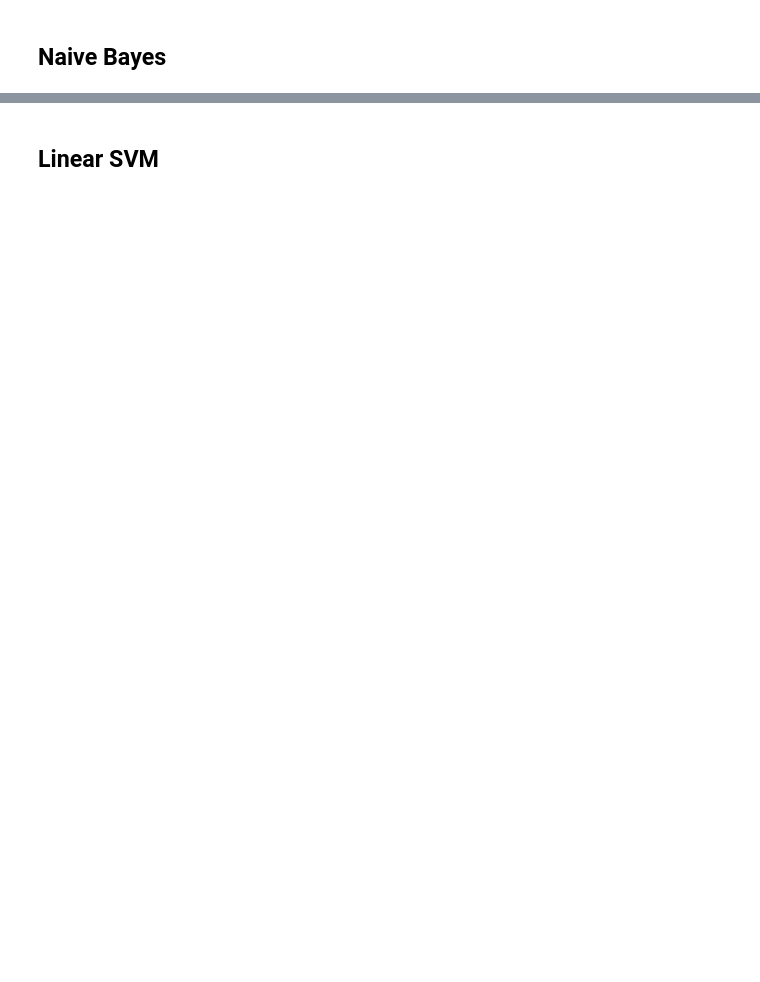
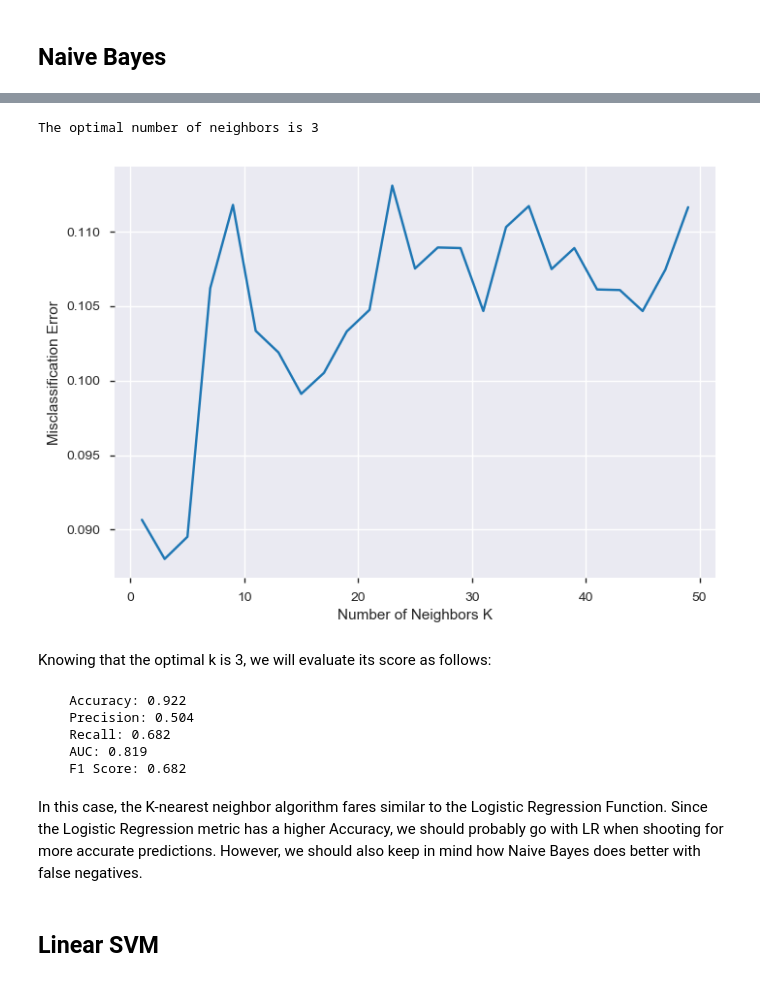
Before and after one commit to ix-ds-lisbon-s1-2019/week-2-project-jaloo555, a Jupyter notebook: Malicious and Benign Websites.ipynb, the cells around one changed output, grey strips where cells are left out. Cells and saved outputs as stored; diff of their text form; code cells hidden in the pictures; blank space fills up the shorter version.

```diff
--- a/Malicious and Benign Websites.ipynb
+++ b/Malicious and Benign Websites.ipynb
@@ -445,0 +515,4 @@ This model with the mean score of 91.6% across all metrics seems to fare pretty
+# %%
+from sklearn.naive_bayes import GaussianNB
+nb = GaussianNB()
+nb.fit(X_train, y_train)
@@ -446,3 +540,52 @@ This model with the mean score of 91.6% across all metrics seems to fare pretty
+# %%
+from sklearn.neighbors import KNeighborsClassifier
+
+# creating odd list of K for KNN
+myList = list(range(1,50))
+
+# subsetting just the odd ones
+neighbors = list(filter(lambda x: x % 2 != 0, myList))
+
+# empty list that will hold cv scores
+cv_scores = []
+
+# perform 10-fold cross validation
+for k in neighbors:
+    knn = KNeighborsClassifier(n_neighbors=k)
+    scores = cross_val_score(knn, X_train, y_train, cv=10, scoring='accuracy')
+    cv_scores.append(scores.mean())
+
+# changing to misclassification error
+mean_squared_error = [1 - x for x in cv_scores]
+
+# determining best k
+idx = mean_squared_error.index(min(mean_squared_error))
+optimal_k = neighbors[idx]
+print("The optimal number of neighbors is %d" % optimal_k)
+
+# plot misclassification error vs k
+plt.plot(neighbors, mean_squared_error)
+plt.xlabel('Number of Neighbors K')
+plt.ylabel('Misclassification Error')
+plt.show()
+# %% [output]
+The optimal number of neighbors is 3
+[figure, added]
+# %% [markdown]
+Knowing that the optimal k is 3, we will evaluate its score as follows:
+# %%
+knn = KNeighborsClassifier(n_neighbors=3)
+knn.fit(X_train, y_train)
+k_pred = knn.predict(X_test)
+evaluate_model(true_classes, k_pred)
+# %% [output]
+    Accuracy: 0.922
+    Precision: 0.504
+    Recall: 0.682
+    AUC: 0.819
+    F1 Score: 0.682
+# %% [markdown]
+In this case, the K-nearest neighbor algorithm fares similar to the Logistic Regression Function. Since the Logistic Regression metric has a higher Accuracy, we should probably go with LR when shooting for more accurate predictions. However, we should also keep in mind how Naive Bayes does better with false negatives.
 # %% [markdown]
 ## Linear SVM
 # %%
```
Also changed, not shown: parts of 28 cells of this notebook.
